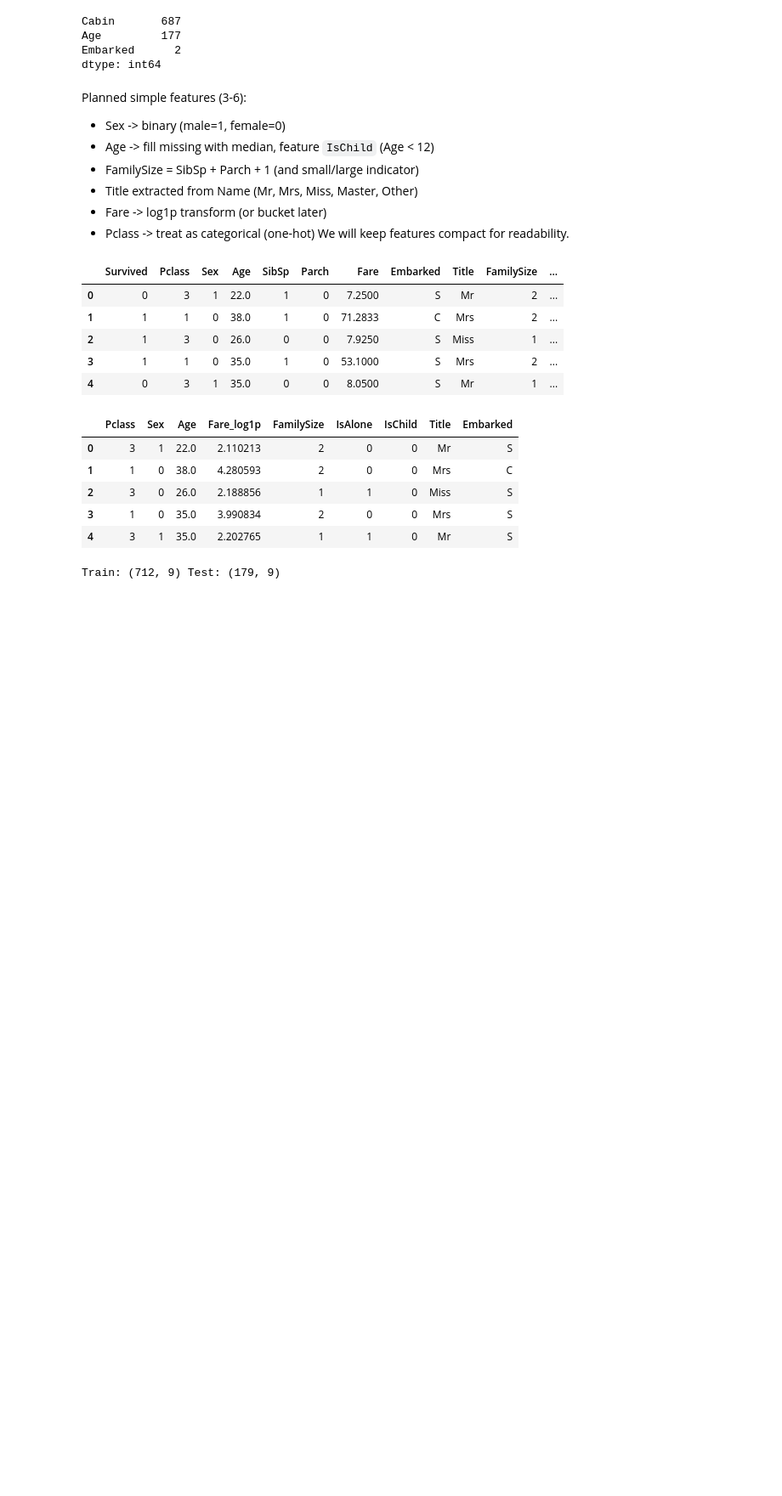
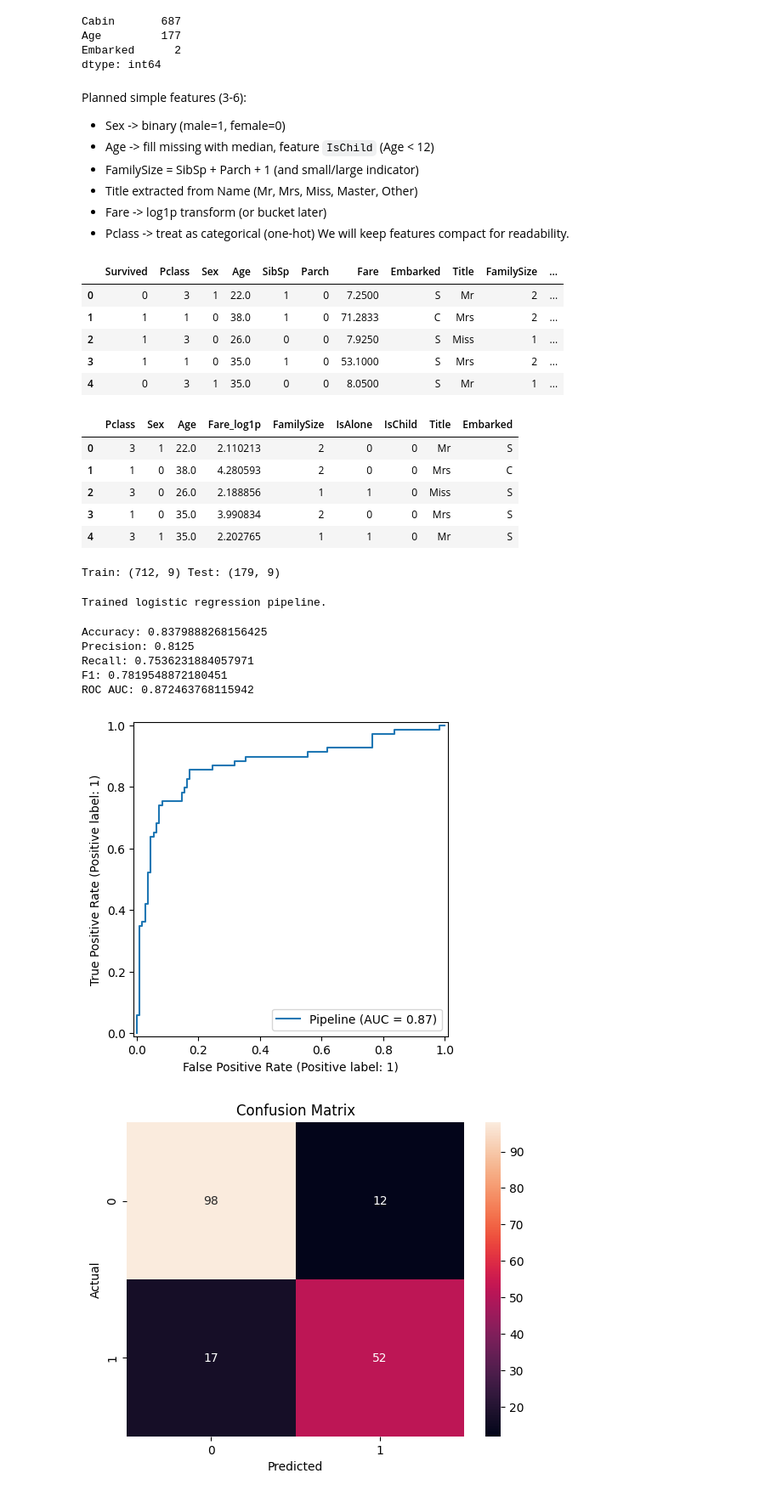
Before and after one commit to noussaiba-bs/titanic-survival, a Jupyter notebook: notebook1.ipynb, the cells around one changed output. Shown at 85% size. Cells and saved outputs as stored; diff of their text form; code cells hidden in the pictures; blank space fills up the shorter version.

Commit message:
train logistic regression and evaluation

```diff
--- a/notebook1.ipynb
+++ b/notebook1.ipynb
@@ -170,5 +170,10 @@ X.head()
 | 3 | 1 | 0 | 35.0 | 3.990834 | 2 | 0 | 0 | Mrs | S |
 | 4 | 3 | 1 | 35.0 | 2.202765 | 1 | 1 | 0 | Mr | S |
 # %%
+# Train/test split (stratify to preserve class ratio)
+X_train, X_test, y_train, y_test = train_test_split(
+    X, y, test_size=0.2, random_state=42, stratify=y
+)
+print("Train:", X_train.shape, "Test:", X_test.shape)
 # %% [output]
 Train: (712, 9) Test: (179, 9)
@@ -174,0 +201,43 @@ Train: (712, 9) Test: (179, 9)
+# %%
+# Full pipeline with logistic regression
+clf = Pipeline(steps=[
+    ('preprocessor', preprocessor),
+    ('classifier', LogisticRegression(max_iter=1000, random_state=42))
+])
+
+clf.fit(X_train, y_train)
+print("Trained logistic regression pipeline.")
+# %% [output]
+Trained logistic regression pipeline.
+# %%
+# Predict and probabilities
+y_pred = clf.predict(X_test)
+y_prob = clf.predict_proba(X_test)[:, 1]
+
+# Metrics
+print("Accuracy:", accuracy_score(y_test, y_pred))
+print("Precision:", precision_score(y_test, y_pred))
+print("Recall:", recall_score(y_test, y_pred))
+print("F1:", f1_score(y_test, y_pred))
+print("ROC AUC:", roc_auc_score(y_test, y_prob))
+# %% [output]
+Accuracy: 0.8379888268156425
+Precision: 0.8125
+Recall: 0.7536231884057971
+F1: 0.7819548872180451
+ROC AUC: 0.872463768115942
+# %%
+# ROC curve
+RocCurveDisplay.from_estimator(clf, X_test, y_test)
+plt.show()
+
+# Confusion matrix
+cm = confusion_matrix(y_test, y_pred)
+sns.heatmap(cm, annot=True, fmt='d')
+plt.xlabel('Predicted')
+plt.ylabel('Actual')
+plt.title('Confusion Matrix')
+plt.show()
+# %% [output]
+[figure, added]
+[figure, added]
```
Also changed, not shown: parts of 4 cells of this notebook, 1 other file.
